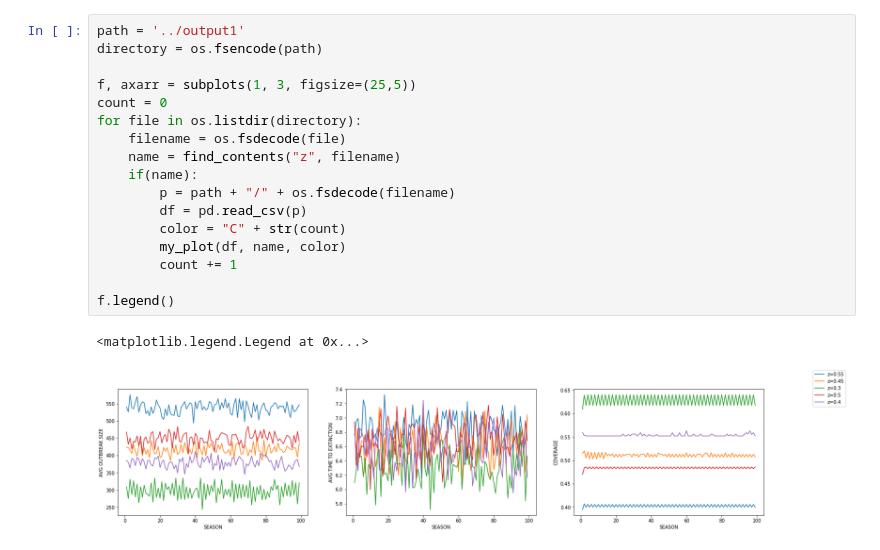
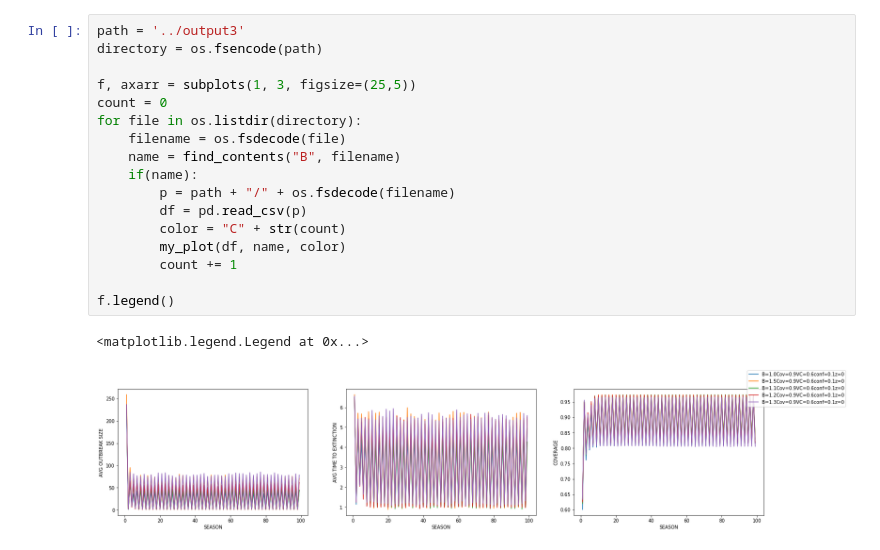
Before and after one commit to SoyaMiyoshi/sir_vaccination, a Jupyter notebook: jupyter/first-plot.ipynb, the cells around one changed output. Drawn from its saved outputs; the diff is of its cells as text.

Commit message:
updated requirements, made plot with lower bata

```diff
--- a/jupyter/first-plot.ipynb
+++ b/jupyter/first-plot.ipynb
@@ -48,22 +50,22 @@ f.legend()
 <matplotlib.legend.Legend at 0x...>
 [figure]
 # %%
-path = '../output1'
+path = '../output3'
 directory = os.fsencode(path)
 
 f, axarr = subplots(1, 3, figsize=(25,5))
 count = 0
 for file in os.listdir(directory):
     filename = os.fsdecode(file)
-    name = find_contents("z", filename)
+    name = find_contents("B", filename)
     if(name):
         p = path + "/" + os.fsdecode(filename)
         df = pd.read_csv(p)
         color = "C" + str(count)
         my_plot(df, name, color)
         count += 1
 
 f.legend()
 # %% [output]
 <matplotlib.legend.Legend at 0x...>
-[figure, old version]
+[figure, new version]
```
Also changed, not shown: parts of 2 cells of this notebook, 1 other file.
